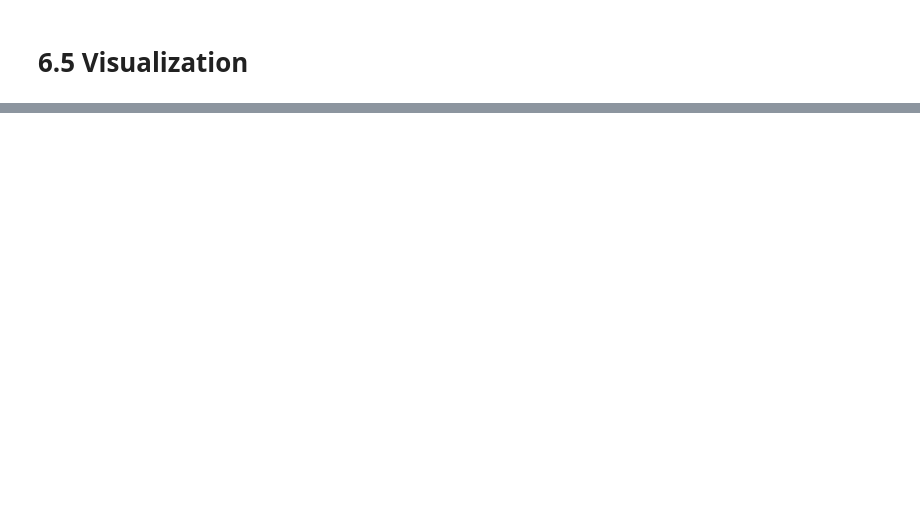
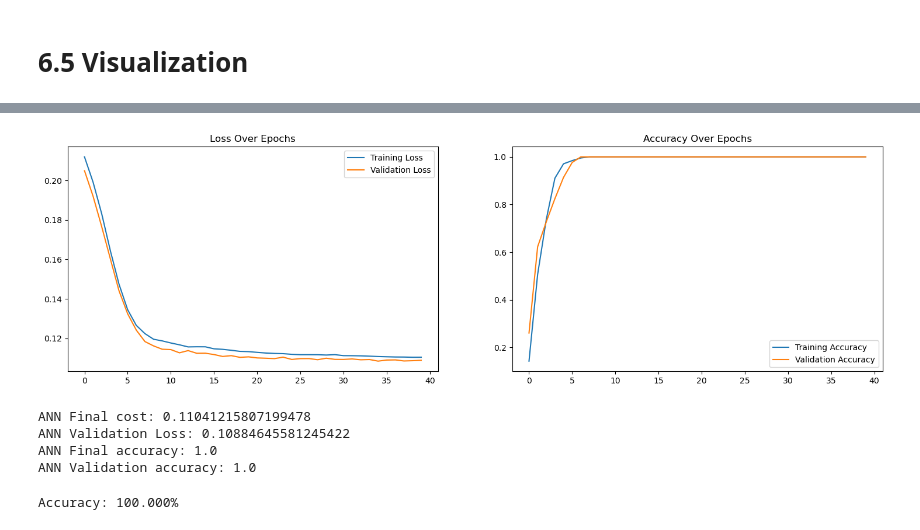
Before and after one commit to chengxinzhaox/ML-Learn-recourses, a Jupyter notebook: cw2/202018020317_CW2.ipynb, the cells around one changed output, grey strips where cells are left out. Drawn from its saved outputs; the diff is of its cells as text; code cells hidden in the pictures; blank space fills up the shorter version.

```diff
--- a/cw2/202018020317_CW2.ipynb
+++ b/cw2/202018020317_CW2.ipynb
@@ -1171,0 +1359,12 @@ Epoch 40/40
+# %%
+image_paths = glob.glob('Car_Logo_Dataset/**/*.png', recursive=True)
+X, y = load_images(image_paths, target_size=(32, 32))
+
+# Split dataset into training and test sets
+X_train, X_test, y_train, y_test = train_test_split(X, y, test_size=0.2, random_state=42)
+# %%
+ann = ANNClassifier(input_shape=X_train.shape[1:], num_classes=y_train.shape[1],
+                    hidden_layers_sizes=(128, 128, 128, 128))
+ann.compile(optimizer=tf.keras.optimizers.Adam(learning_rate=0.0001))
+gmm = GMMClassifier(n_components=y_train.shape[1])
+ensemble = Ensemble(ann, gmm)
@@ -1171,0 +1374,4 @@ Epoch 40/40
+# %%
+history = ensemble.fit(X_train, y_train, epochs=40, batch_size=32, validation_data=(X_test, y_test))
+y_pred = ensemble.predict(X_test)
+y_test = np.argmax(y_test, axis=1)
@@ -1171,0 +1430,16 @@ Epoch 40/40
+# %%
+plot_history(history)
+print('ANN Final cost:', history.history['loss'][-1])
+print('ANN Validation Loss:', history.history['val_loss'][-1])
+print('ANN Final accuracy:', history.history['accuracy'][-1])
+print('ANN Validation accuracy:', history.history['val_accuracy'][-1])
+# %% [output]
+[figure, added]
+ANN Final cost: 0.11041215807199478
+ANN Validation Loss: 0.10884645581245422
+ANN Final accuracy: 1.0
+ANN Validation accuracy: 1.0
+# %%
+print(f"Accuracy: {custom_accuracy(y_test, mapped_predictions).numpy():.3f}%")
+# %% [output]
+Accuracy: 100.000%
```
Also changed, not shown: parts of 40 cells of this notebook, 1 other file.
